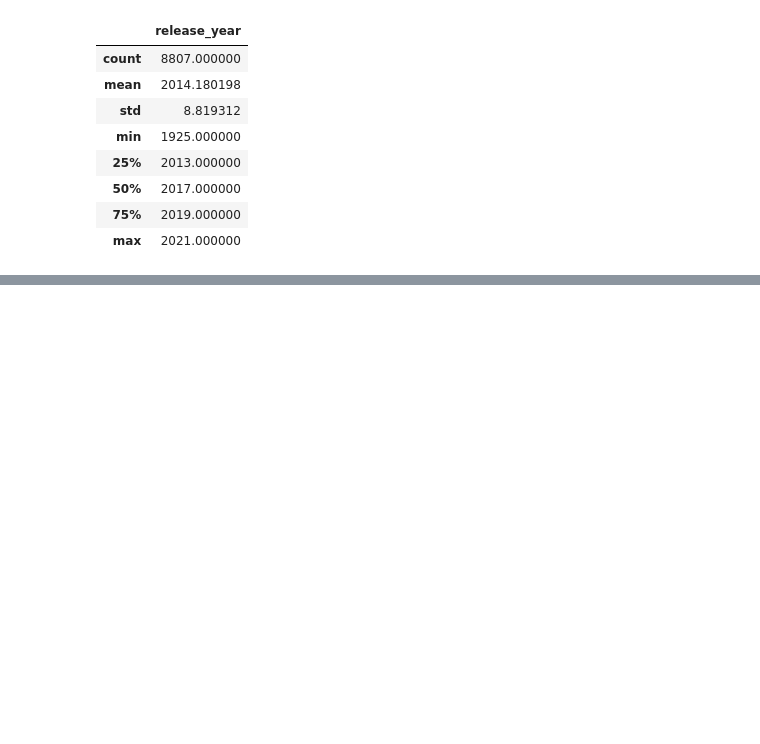
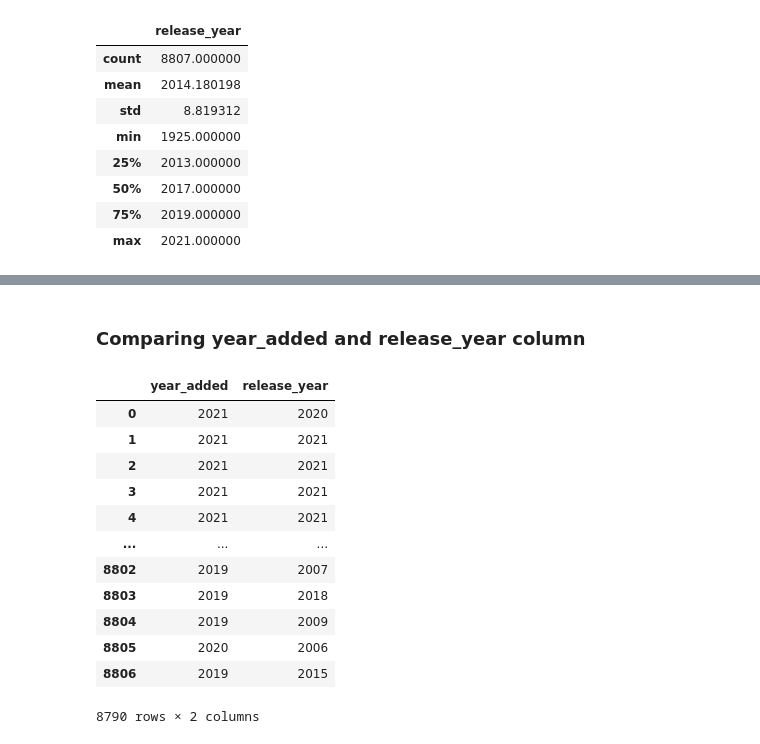
Before and after one commit to suparthjain22/Netflix-Exploratory-Data-Analysis, a Jupyter notebook: Notebook/EDA-project.ipynb, the cells around one changed output, grey strips where cells are left out. Saved outputs shown, nothing was run; the diff lists cells and outputs as text; code cells hidden in the pictures; blank space fills up the shorter version.

```diff
--- a/Notebook/EDA-project.ipynb
+++ b/Notebook/EDA-project.ipynb
@@ -137,0 +352,4 @@ df.describe()
+# %%
+# Dropping date_added column as it does not have relevance any more
+
+df.drop('date_added',axis=1,inplace= True)
@@ -137,0 +383,4 @@ df.describe()
+# %%
+#Converting datatype of added_year column from object to integer
+
+df['year_added'] = df['year_added'].astype(int)
@@ -137,0 +410,18 @@ df.describe()
+# %% [markdown]
+### Comparing year_added and release_year column
+# %%
+df[['year_added','release_year']]
+# %% [output]
+|  | year_added | release_year |
+| 0 | 2021 | 2020 |
+| 1 | 2021 | 2021 |
+| 2 | 2021 | 2021 |
+| 3 | 2021 | 2021 |
+| 4 | 2021 | 2021 |
+| ... | ... | ... |
+| 8802 | 2019 | 2007 |
+| 8803 | 2019 | 2018 |
+| 8804 | 2019 | 2009 |
+| 8805 | 2020 | 2006 |
+| 8806 | 2019 | 2015 |
+8790 rows × 2 columns
```
Also changed, not shown: parts of 54 cells of this notebook.
